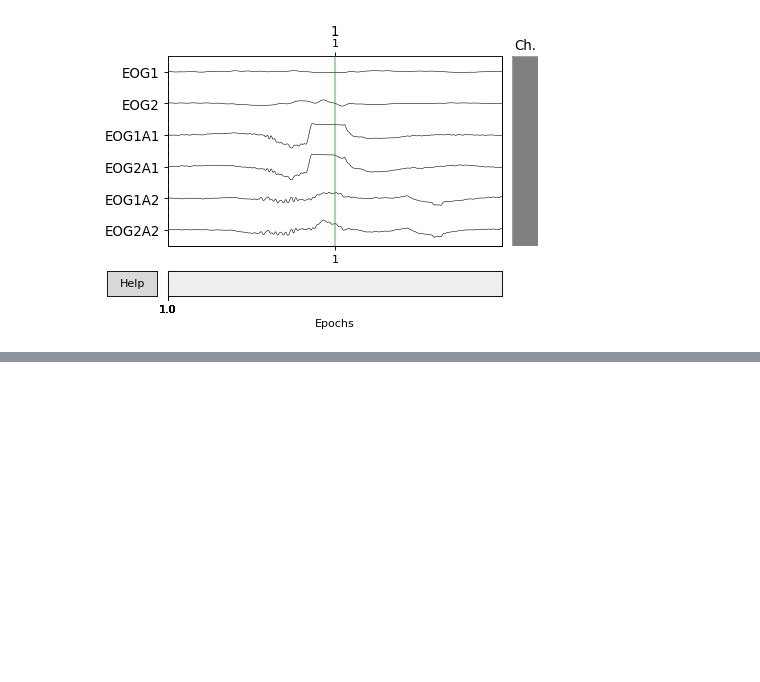
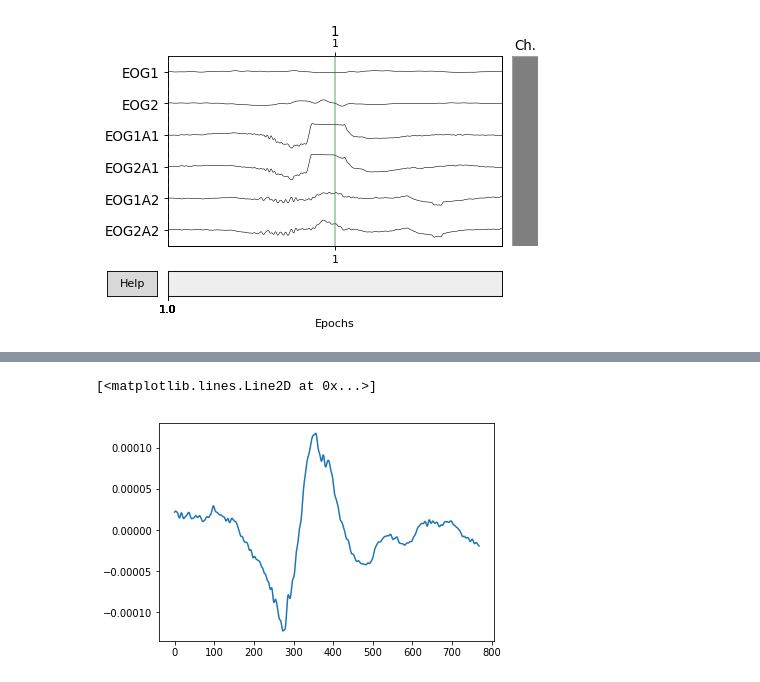
Before and after one commit to gabrielcsilva/Proj_final_PDS, a Jupyter notebook: Codigos/Trabalho final.ipynb, the cells around one changed output, grey strips where cells are left out. Drawn from its saved outputs; the diff is of its cells as text; code cells hidden in the pictures; blank space fills up the shorter version.

```diff
--- a/Codigos/Trabalho final.ipynb
+++ b/Codigos/Trabalho final.ipynb
@@ -4,6 +4,7 @@ import os.path as op
 import numpy as np
 from matplotlib import pyplot as plt
 # %%
-data_path = op.join('C:/Users/csilv/Desktop/UNB Gama/7 Semestre/Processamento de Sinais/Normal_Subject_01.edf') #Define data_path
+#data_path = op.join('C:/Users/csilv/Desktop/UNB Gama/7 Semestre/Processamento de Sinais/Normal_Subject_01.edf') #Define data_path
+data_path = op.join('D:/My Drive/Estudos/Engenharia Eletrônica - UnB/7º semestre/Processamento de Sinais/Projeto Final/Dataset/Normal_Subject_01.edf')
 raw = mne.io.read_raw_edf(data_path) #read raw data
 # %% [output]
@@ -121,0 +128,2 @@ no_plot = epochs[4].plot(picks=['F3', 'F4', 'C3', 'C4'])
+# %%
+toSobi = epochs[4].get_data()
@@ -121,0 +374,5 @@ no_plot = epochs[4].plot(picks=['F3', 'F4', 'C3', 'C4'])
+# %%
+plt.plot(toSobi[0][6])
+# %% [output]
+[<matplotlib.lines.Line2D at 0x...>]
+[figure, added]
```
Also changed, not shown: parts of 19 cells of this notebook.
